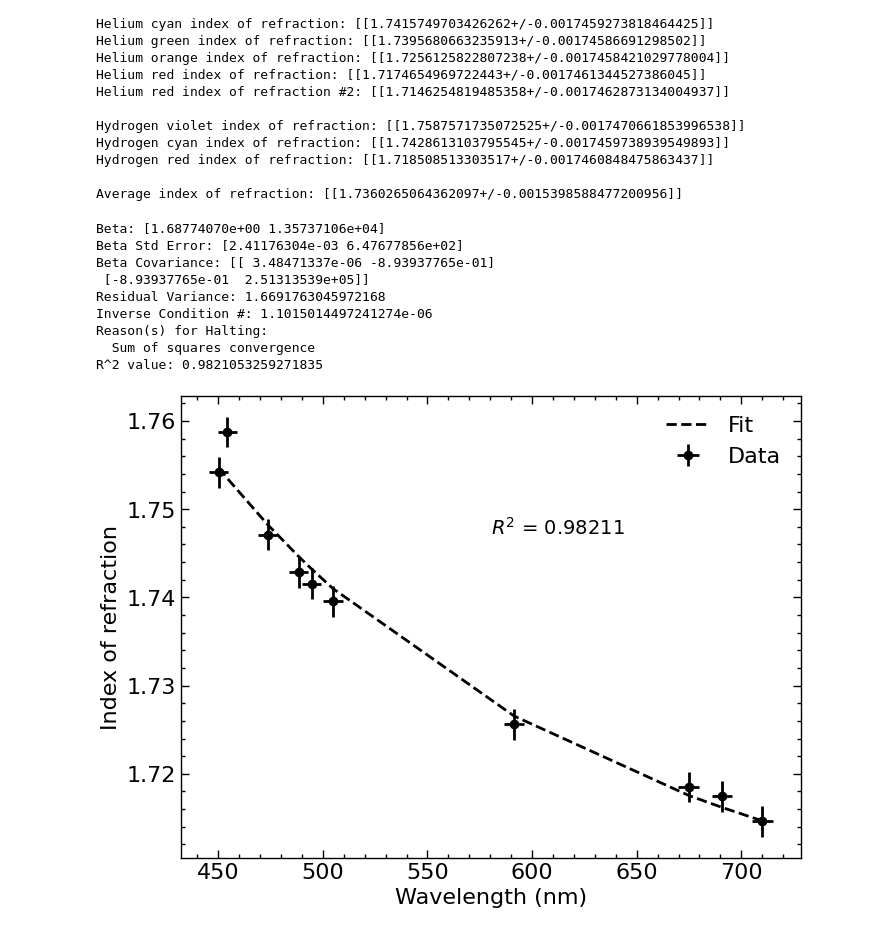
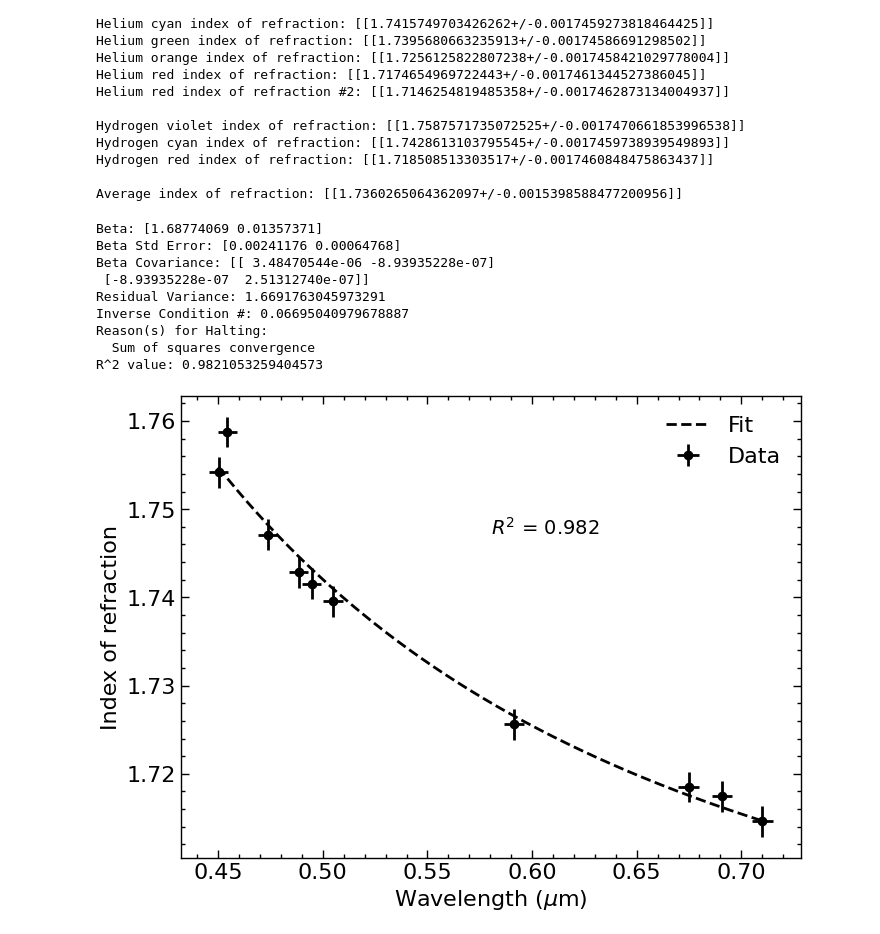
Before and after one commit to wmallah/OpticsLab, a Jupyter notebook: dispersion_curve_experiment/code/data_analysis.ipynb, the cells around one changed output. Saved outputs shown, nothing was run; the diff lists cells and outputs as text; code cells hidden in the pictures.

Commit message:
Added dispersion curves for other materials

```diff
--- a/dispersion_curve_experiment/code/data_analysis.ipynb
+++ b/dispersion_curve_experiment/code/data_analysis.ipynb
@@ -599,44 +599,47 @@ wavelength_err = np.array([unumpy.std_devs(He_violet), unumpy.std_devs(H_violet)
 
 indices_of_refraction = np.array([unumpy.nominal_values(helium_violet_index), unumpy.nominal_values(hydrogen_violet_index), unumpy.nominal_values(helium_blue_index), unumpy.nominal_values(hydrogen_cyan_index), unumpy.nominal_values(helium_cyan_index), unumpy.nominal_values(helium_green_index), unumpy.nominal_values(helium_orange_index), unumpy.nominal_values(hydrogen_red_index), unumpy.nominal_values(helium_red_index), unumpy.nominal_values(helium_red_index_2)])
 
 index_err = np.array([unumpy.std_devs(helium_violet_index), unumpy.std_devs(hydrogen_violet_index), unumpy.std_devs(helium_blue_index), unumpy.std_devs(hydrogen_cyan_index), unumpy.std_devs(helium_cyan_index), unumpy.std_devs(helium_green_index), unumpy.std_devs(helium_orange_index), unumpy.std_devs(hydrogen_red_index), unumpy.std_devs(helium_red_index), unumpy.std_devs(helium_red_index_2)])
 
 
 # Fit a line to the data and plot (use Cauchey's equation)
 def f1(p, x):
     return p[0] + p[1]*x**(-2)
 
 odr_model = odr.Model(f1)
-data = odr.RealData(wavelengths.flatten()*10**9, indices_of_refraction.flatten(), sx=wavelength_err.flatten(), sy=index_err.flatten())
+data = odr.RealData(wavelengths.flatten()*10**6, indices_of_refraction.flatten(), sx=wavelength_err.flatten()*10**6, sy=index_err.flatten())
 odr_instance = odr.ODR(data, odr_model, beta0=[1, 1])
 odr_instance.set_job(fit_type=2)
 odr_output = odr_instance.run()
 popt = odr_output.pprint()
 
 # Calculate R^2 value
-residuals = indices_of_refraction.flatten() - f1(odr_output.beta, wavelengths.flatten()*10**9)
+residuals = indices_of_refraction.flatten() - f1(odr_output.beta, wavelengths.flatten()*10**6)
 ss_res = np.sum(residuals**2)
 ss_tot = np.sum((indices_of_refraction.flatten() - np.mean(indices_of_refraction.flatten()))**2)
 r_squared = 1 - (ss_res/ss_tot)
 print("R^2 value:", r_squared)
 
+# Generate wavelength values
+wavelength_vals = np.linspace(450, 710, 1000)
+
 fig, ax = plt.subplots()
-ax.errorbar(wavelengths.flatten()*10**9, indices_of_refraction.flatten(), xerr=wavelength_err.flatten()*10**9, yerr=index_err.flatten(), fmt='o', c='k', label='Data')
-ax.plot(wavelengths.flatten()*10**9, f1(odr_output.beta, wavelengths.flatten()*10**9), c='k', ls='--', label='Fit')
-ax.set_xlabel(r"Wavelength (nm)")
+ax.errorbar(wavelengths.flatten()*10**6, indices_of_refraction.flatten(), xerr=wavelength_err.flatten()*10**6, yerr=index_err.flatten(), fmt='o', c='k', label='Data')
+ax.plot(wavelength_vals*10**-3, f1(odr_output.beta, wavelength_vals*10**-3), c='k', ls='--', label='Fit')
+ax.set_xlabel(r"Wavelength ($\mu$m)")
 ax.set_ylabel(r"Index of refraction")
-ax.annotate("$R^2$ = " + str(round(r_squared, 5)), xy=(0.5, 0.7), xycoords='axes fraction', fontsize=14)
+ax.annotate("$R^2$ = " + str(round(r_squared, 3)), xy=(0.5, 0.7), xycoords='axes fraction', fontsize=14)
 ax.legend()
 plt.savefig("../figures/index_of_refraction_vs_wavelength.pdf", bbox_inches='tight')
 plt.show()
 # %% [output]
-Beta: [1.68774070e+00 1.35737106e+04]
-Beta Std Error: [2.41176304e-03 6.47677856e+02]
-Beta Covariance: [[ 3.48471337e-06 -8.93937765e-01]
- [-8.93937765e-01  2.51313539e+05]]
-Residual Variance: 1.6691763045972168
-Inverse Condition #: 1.1015014497241274e-06
+Beta: [1.68774069 0.01357371]
+Beta Std Error: [0.00241176 0.00064768]
+Beta Covariance: [[ 3.48470544e-06 -8.93935228e-07]
+ [-8.93935228e-07  2.51312740e-07]]
+Residual Variance: 1.6691763045973291
+Inverse Condition #: 0.06695040979678887
 Reason(s) for Halting:
   Sum of squares convergence
-R^2 value: 0.9821053259271835
+R^2 value: 0.9821053259404573
-[figure, old version]
+[figure, new version]
```
Also changed, not shown: parts of 6 cells of this notebook, 8 other files.
